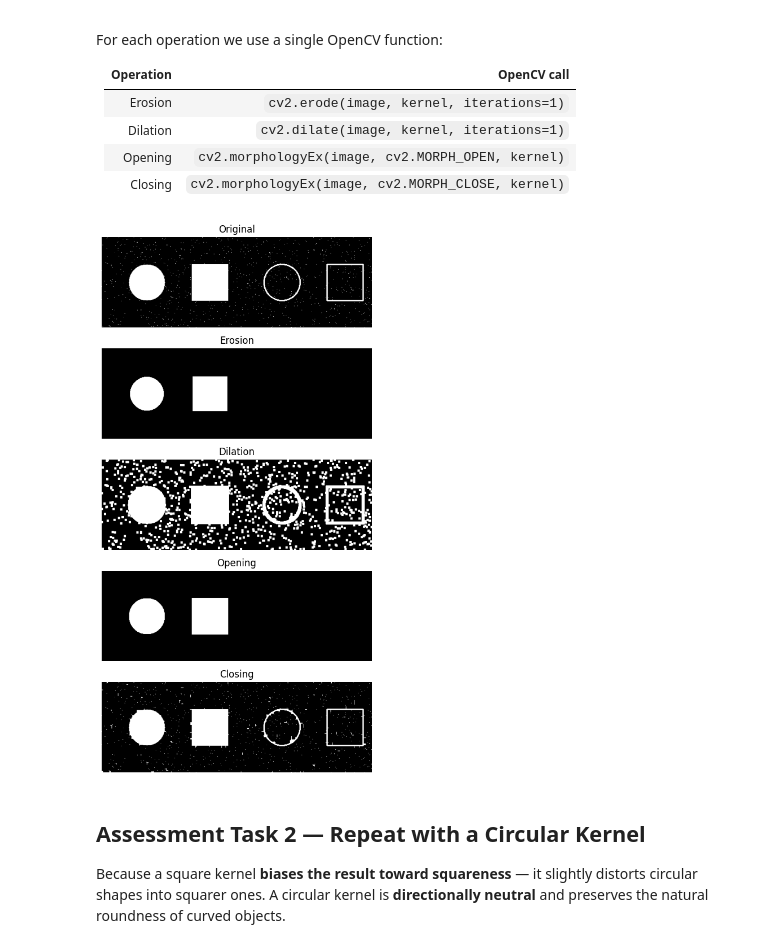
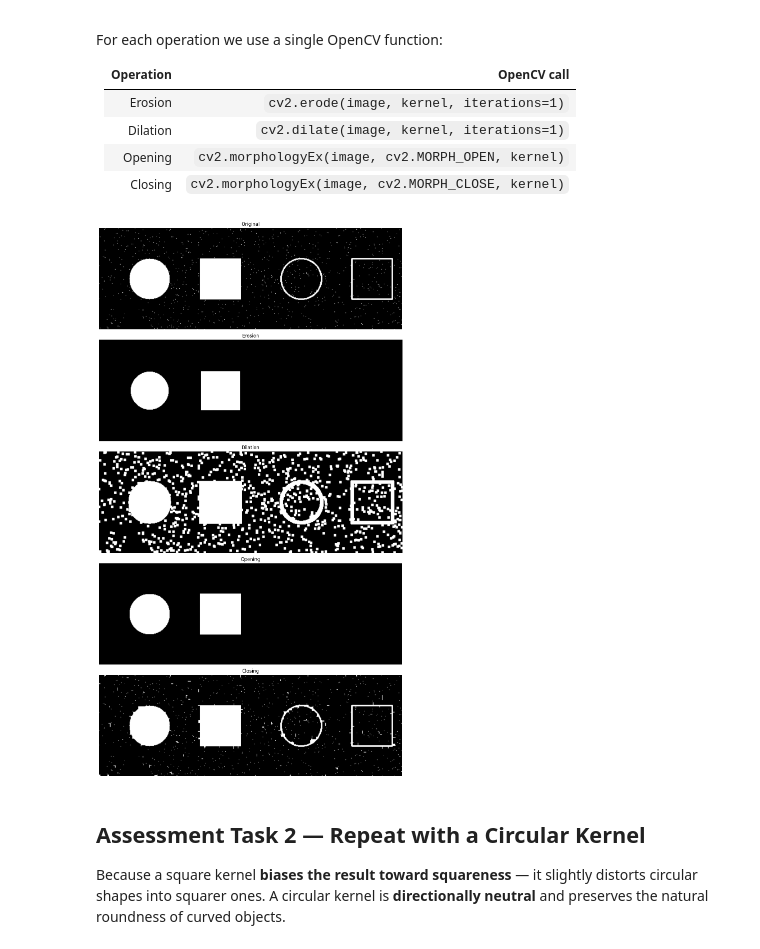
Before and after one commit to wwwww22345/C06-Morphological, a Jupyter notebook: Lab6_Morphological.ipynb, the cells around one changed output. Drawn from its saved outputs; the diff is of its cells as text; code cells hidden in the pictures.

```diff
--- a/Lab6_Morphological.ipynb
+++ b/Lab6_Morphological.ipynb
@@ -118,28 +118,28 @@ For each operation we use a single OpenCV function:
 | Opening | `cv2.morphologyEx(image, cv2.MORPH_OPEN, kernel)` |
 | Closing | `cv2.morphologyEx(image, cv2.MORPH_CLOSE, kernel)` |
 # %%
-# 1. Apply the morphological operations
-erosion = cv2.erode(image, kernel, iterations=1)
-dilation = cv2.dilate(image, kernel, iterations=1)
-opening = cv2.morphologyEx(image, cv2.MORPH_OPEN, kernel)
-closing = cv2.morphologyEx(image, cv2.MORPH_CLOSE, kernel)
+# Apply the morphological operations, square kernel
+erosion_square = cv2.erode(image, kernel, iterations=1)
+dilation_square = cv2.dilate(image, kernel, iterations=1)
+opening_square = cv2.morphologyEx(image, cv2.MORPH_OPEN, kernel)
+closing_square = cv2.morphologyEx(image, cv2.MORPH_CLOSE, kernel)
 
-# 2. Visualize the results
+#Visualize the results
 titles = ['Original', 'Erosion', 'Dilation', 'Opening', 'Closing']
-images = [image, erosion, dilation, opening, closing]
+images = [image, erosion_square, dilation_square, opening_square, closing_square]
 
-plt.figure(figsize=(15, 10))
+plt.figure(figsize=(15, 20))
 
 for i in range(5):
-    plt.subplot(5, 1, i+1)
+    plt.subplot(5, 1, i+1) #subplot(nrows, ncols, index, **kwargs)
     plt.imshow(images[i], cmap='gray')
     plt.title(titles[i])
     plt.axis('off')
 
 plt.tight_layout()
 plt.show()
 # %% [output]
-[figure, old version]
+[figure, new version]
 # %% [markdown]
 ## Assessment Task 2 — Repeat with a Circular Kernel
 
```
Also changed, not shown: parts of 2 cells of this notebook.
